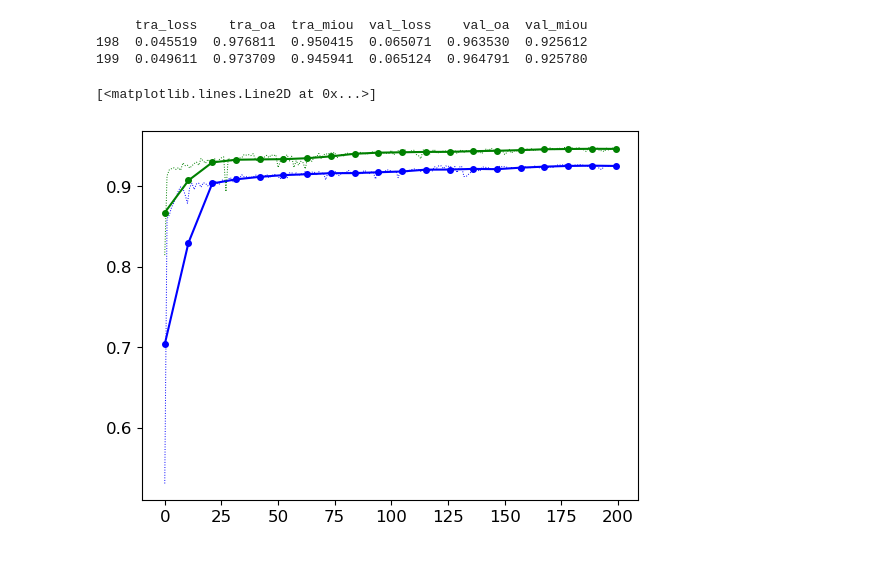
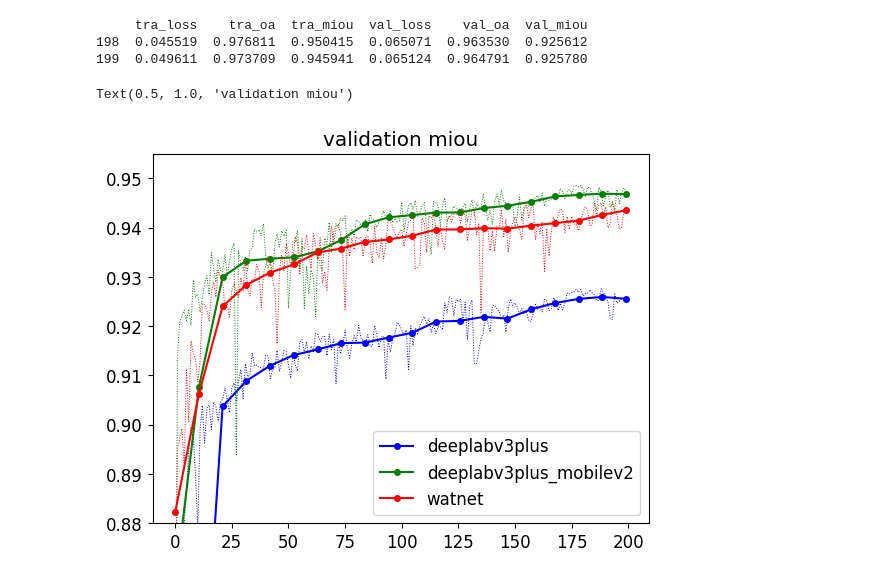
Before and after one commit to xinluo2018/rsimg-segmentation-pytorch, a Jupyter notebook: notebooks/metric_plot.ipynb, the cells around one changed output. Cells and saved outputs as stored; diff of their text form; code cells hidden in the pictures.

```diff
--- a/notebooks/metric_plot.ipynb
+++ b/notebooks/metric_plot.ipynb
@@ -7,8 +7,10 @@ from utils.metric_process import smooth
 # %%
 path_metric_deeplabv3plus = 'model_trained/deeplabv3plus_trained_metrics.csv'
 path_metric_deeplabv3plus_mobilev2 = 'model_trained/deeplabv3plus_mobilev2_trained_metrics.csv'
+path_metric_watnet = 'model_trained/watnet_trained_metrics.csv'
 metric_deeplabv3plus = pd.read_csv(path_metric_deeplabv3plus)
 metric_deeplabv3plus_mobilev2 = pd.read_csv(path_metric_deeplabv3plus_mobilev2)
+metric_watnet = pd.read_csv(path_metric_watnet)
 print(metric_deeplabv3plus.tail(2))
 # %% [output]
      tra_loss    tra_oa  tra_miou  val_loss    val_oa  val_miou
@@ -17,15 +19,26 @@ print(metric_deeplabv3plus.tail(2))
 # %%
 metric_deeplabv3plus_smooth_x, metric_deeplabv3plus_smooth_y = smooth(metric_deeplabv3plus['val_miou'].to_numpy(), num_sam=20)
 metric_deeplabv3plus_mobilev2_smooth_x, metric_deeplabv3plus_mobilev2_smooth_y = smooth(metric_deeplabv3plus_mobilev2['val_miou'].to_numpy(), num_sam=20)
+metric_watnet_smooth_x, metric_watnet_smooth_y = smooth(metric_watnet['val_miou'].to_numpy(), num_sam=20)
 # %%
 plt.rcParams.update({'font.size': 12})
 color = ['blue', 'green', 'red']
+### deeplabv3plus
 plt.plot(metric_deeplabv3plus['val_miou'], color=color[0], linestyle='dotted', linewidth = 0.7)
 plt.plot(metric_deeplabv3plus_smooth_x, metric_deeplabv3plus_smooth_y, color=color[0], \
             marker='o', markerfacecolor=color[0], markersize=4, linewidth=1.5, label= 'deeplabv3plus')
+### deeplabv3plus_mobilev2
 plt.plot(metric_deeplabv3plus_mobilev2['val_miou'], color=color[1], linestyle='dotted', linewidth = 0.7)
 plt.plot(metric_deeplabv3plus_mobilev2_smooth_x, metric_deeplabv3plus_mobilev2_smooth_y, color=color[1], \
                     marker='o', markerfacecolor = color[1], markersize=4, linewidth = 1.5,label= 'deeplabv3plus_mobilev2')
+### watnet
+plt.plot(metric_watnet['val_miou'], color=color[2], linestyle='dotted', linewidth = 0.7)
+plt.plot(metric_watnet_smooth_x, metric_watnet_smooth_y, color=color[2], \
+                    marker='o', markerfacecolor = color[2], markersize=4, linewidth = 1.5,label= 'watnet')
+
+plt.ylim(0.88, 0.955)
+plt.legend()
+plt.title('validation miou')
 # %% [output]
-[<matplotlib.lines.Line2D at 0x...>]
+Text(0.5, 1.0, 'validation miou')
-[figure, old version]
+[figure, new version]
```
Also changed, not shown: 11 other files.
